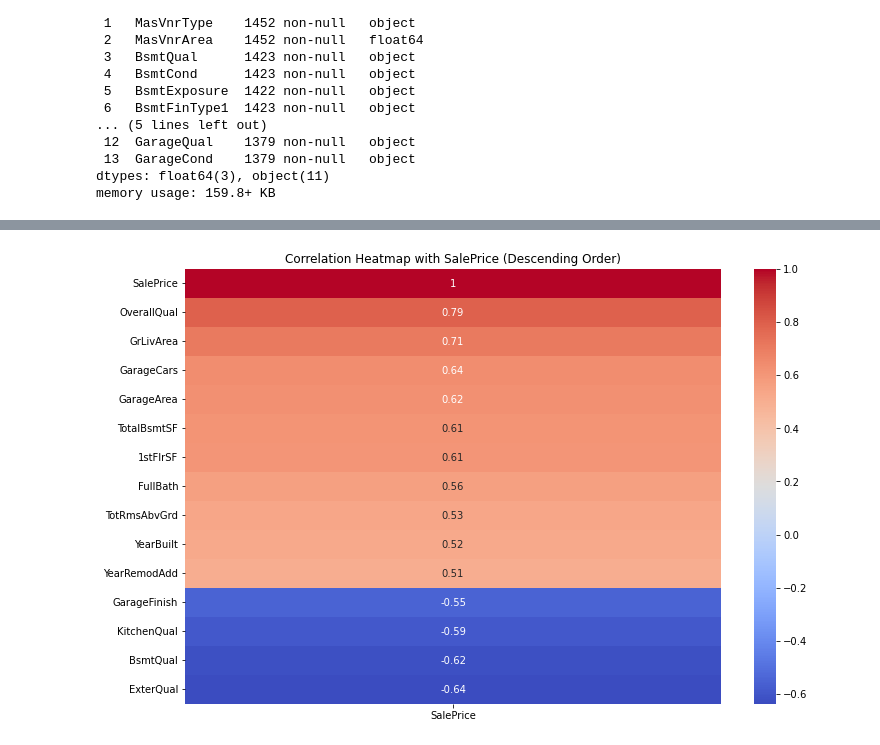
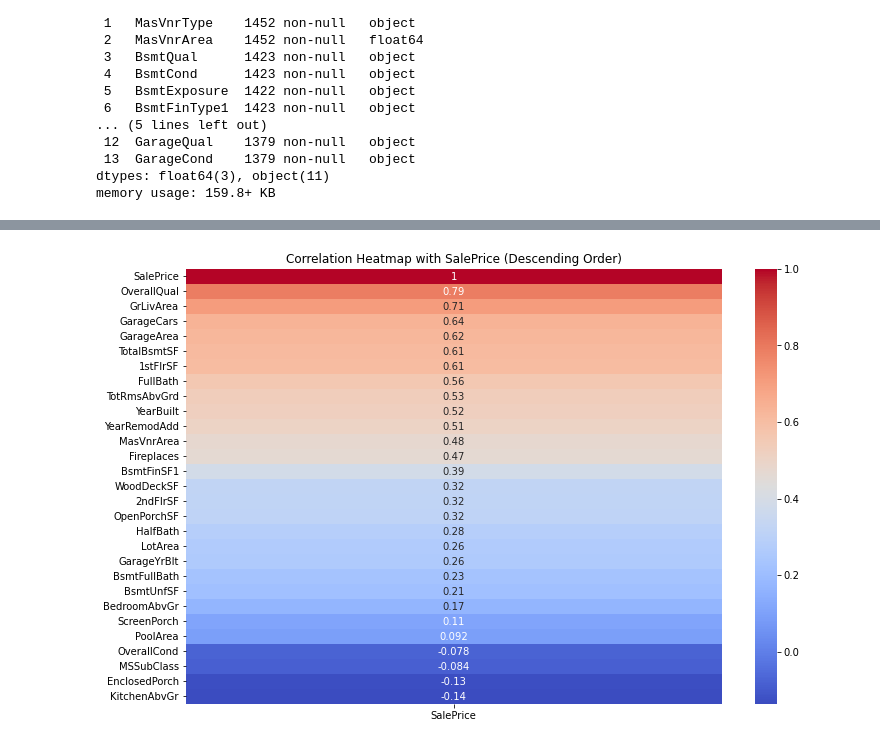
Before and after one commit to hakonsonstebo/HPP, a Jupyter notebook: frederickPlay/Preprocessing.ipynb, the cells around one changed output, grey strips where cells are left out. Saved outputs shown, nothing was run; the diff lists cells and outputs as text; code cells hidden in the pictures.

```diff
--- a/frederickPlay/Preprocessing.ipynb
+++ b/frederickPlay/Preprocessing.ipynb
@@ -192,23 +192,23 @@ print(percent_missing)
 # %%
 
 # Select numerical attributes
 numerical_attributes = HPP_data.select_dtypes(include=['int64', 'float64'])
 
 # Calculate the correlation matrix
 correlation_matrix = numerical_attributes.corr()
 
 sale_price_correlations = correlation_matrix['SalePrice']
 
 #only bringing values which strongly correlate
-sale_price_correlations = sale_price_correlations[abs(sale_price_correlations) > 0.5]
+sale_price_correlations = sale_price_correlations[abs(sale_price_correlations) > 0.05]
 
 sale_price_correlations = sale_price_correlations.sort_values(ascending=False)
 
 
 # Create a heatmap
 plt.figure(figsize=(12, 8))
 sns.heatmap(sale_price_correlations.to_frame(), annot=True, cmap='coolwarm')
 plt.title('Correlation Heatmap with SalePrice (Descending Order)')
 plt.show()
 # %% [output]
-[figure, old version]
+[figure, new version]
```
Also changed, not shown: parts of 2 cells of this notebook, 3 other files.
